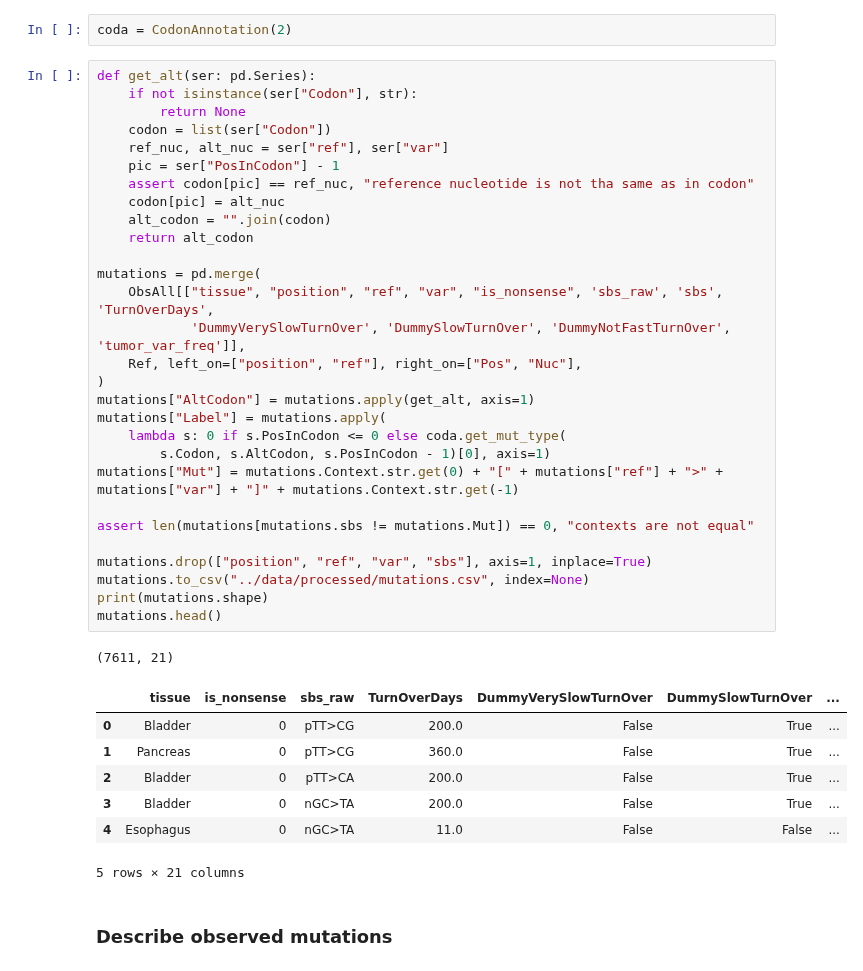
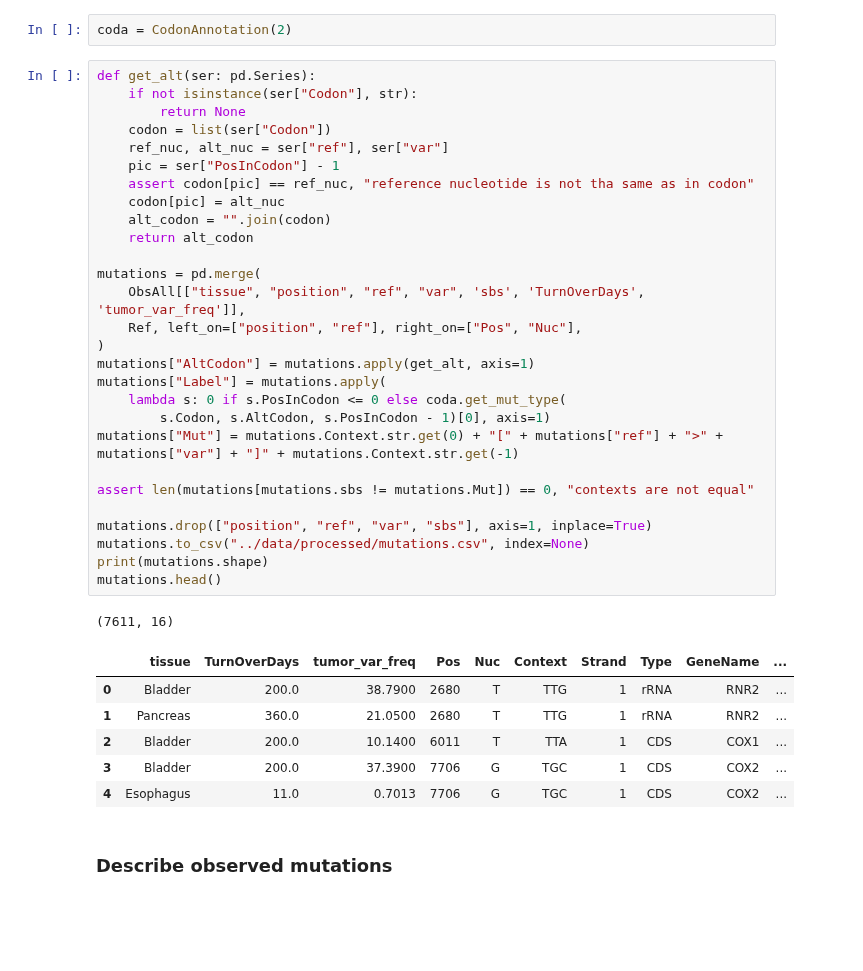
Before and after one commit to mitoclub/Signatures, a Jupyter notebook: notebooks/cancer_calc_ms.ipynb, the cells around one changed output. Drawn from its saved outputs; the diff is of its cells as text; blank space fills up the shorter version.

```diff
--- a/notebooks/cancer_calc_ms.ipynb
+++ b/notebooks/cancer_calc_ms.ipynb
@@ -159,41 +159,39 @@ coda = CodonAnnotation(2)
 # %%
 def get_alt(ser: pd.Series):
     if not isinstance(ser["Codon"], str):
         return None
     codon = list(ser["Codon"])
     ref_nuc, alt_nuc = ser["ref"], ser["var"]
     pic = ser["PosInCodon"] - 1
     assert codon[pic] == ref_nuc, "reference nucleotide is not tha same as in codon"
     codon[pic] = alt_nuc
     alt_codon = "".join(codon)
     return alt_codon
 
 mutations = pd.merge(
-    ObsAll[["tissue", "position", "ref", "var", "is_nonsense", 'sbs_raw', 'sbs', 'TurnOverDays',
-            'DummyVerySlowTurnOver', 'DummySlowTurnOver', 'DummyNotFastTurnOver', 'tumor_var_freq']],
+    ObsAll[["tissue", "position", "ref", "var", 'sbs', 'TurnOverDays', 'tumor_var_freq']],
     Ref, left_on=["position", "ref"], right_on=["Pos", "Nuc"],
 )
 mutations["AltCodon"] = mutations.apply(get_alt, axis=1)
 mutations["Label"] = mutations.apply(
     lambda s: 0 if s.PosInCodon <= 0 else coda.get_mut_type(
         s.Codon, s.AltCodon, s.PosInCodon - 1)[0], axis=1)
 mutations["Mut"] = mutations.Context.str.get(0) + "[" + mutations["ref"] + ">" + mutations["var"] + "]" + mutations.Context.str.get(-1)
 
 assert len(mutations[mutations.sbs != mutations.Mut]) == 0, "contexts are not equal"
 
 mutations.drop(["position", "ref", "var", "sbs"], axis=1, inplace=True)
 mutations.to_csv("../data/processed/mutations.csv", index=None)
 print(mutations.shape)
 mutations.head()
 # %% [output]
-(7611, 21)
+(7611, 16)
-|  | tissue | is_nonsense | sbs_raw | TurnOverDays | DummyVerySlowTurnOver | DummySlowTurnOver | ... |
-| 0 | Bladder | 0 | pTT>CG | 200.0 | False | True | ... |
-| 1 | Pancreas | 0 | pTT>CG | 360.0 | False | True | ... |
-| 2 | Bladder | 0 | pTT>CA | 200.0 | False | True | ... |
-| 3 | Bladder | 0 | nGC>TA | 200.0 | False | True | ... |
-| 4 | Esophagus | 0 | nGC>TA | 11.0 | False | False | ... |
+|  | tissue | TurnOverDays | tumor_var_freq | Pos | Nuc | Context | Strand | Type | GeneName | ... |
+| 0 | Bladder | 200.0 | 38.7900 | 2680 | T | TTG | 1 | rRNA | RNR2 | ... |
+| 1 | Pancreas | 360.0 | 21.0500 | 2680 | T | TTG | 1 | rRNA | RNR2 | ... |
+| 2 | Bladder | 200.0 | 10.1400 | 6011 | T | TTA | 1 | CDS | COX1 | ... |
+| 3 | Bladder | 200.0 | 37.3900 | 7706 | G | TGC | 1 | CDS | COX2 | ... |
+| 4 | Esophagus | 11.0 | 0.7013 | 7706 | G | TGC | 1 | CDS | COX2 | ... |
-5 rows × 21 columns
 # %% [markdown]
 ### Describe observed mutations
 # %%
```
Also changed, not shown: parts of 17 cells of this notebook, 1 other file.
